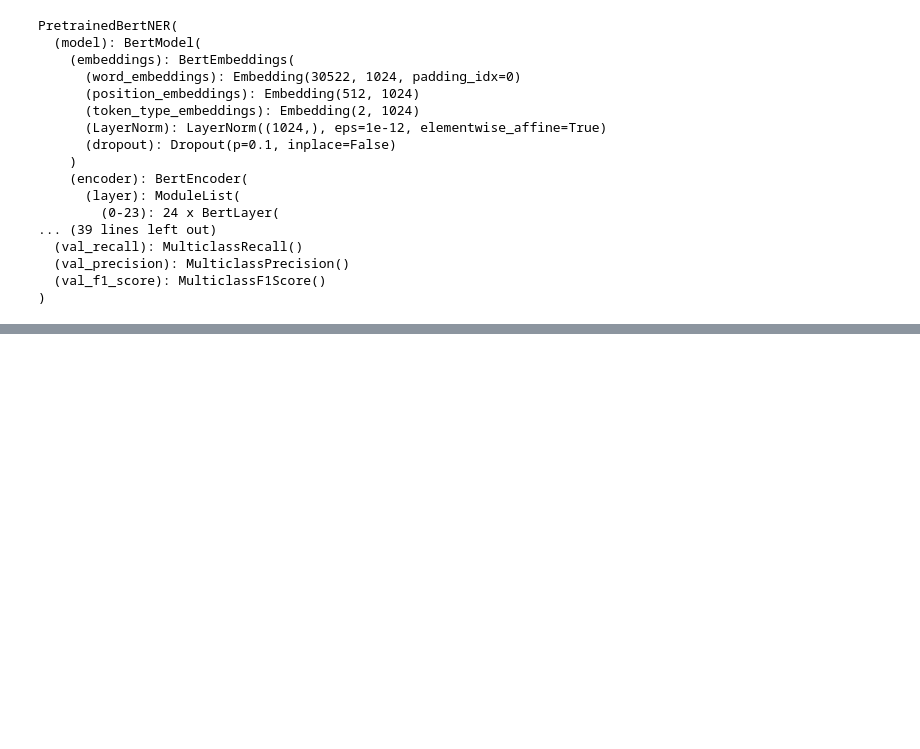
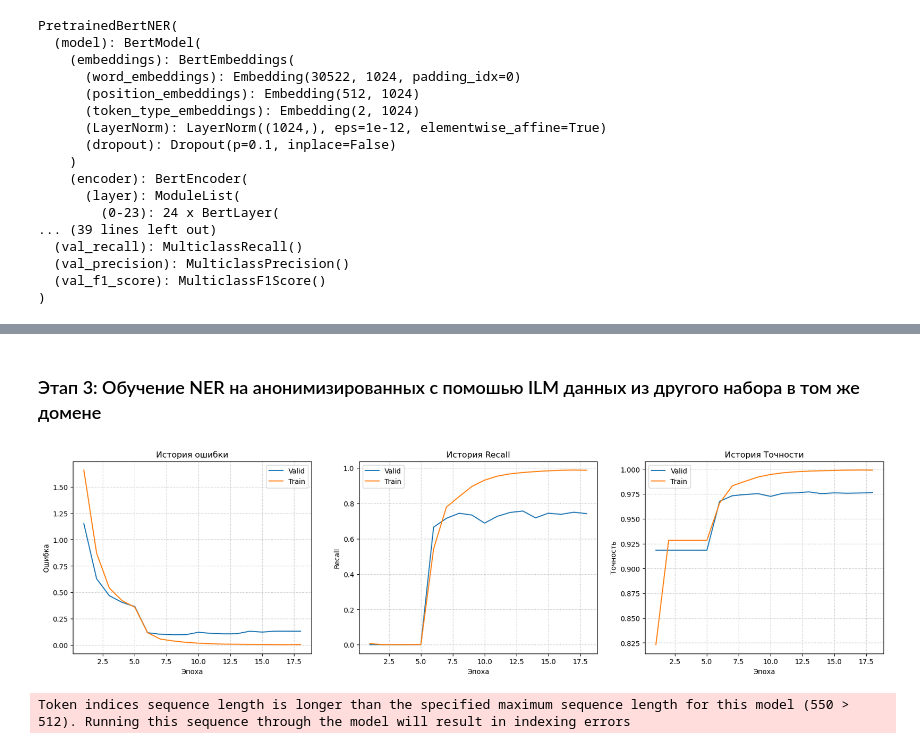
Before and after one commit to DmitryInd/UnstructuredTextAnonymization, a Jupyter notebook: inference_deid_gpt2.ipynb, the cells around one changed output, grey strips where cells are left out. Cells and saved outputs as stored; diff of their text form; code cells hidden in the pictures; blank space fills up the shorter version.

```diff
--- a/inference_deid_gpt2.ipynb
+++ b/inference_deid_gpt2.ipynb
@@ -361,0 +387,18 @@ _____ Record 115-04:-9 _____
+# %% [markdown]
+### Этап 3: Обучение NER на анонимизированных с помошью ILM данных из другого набора в том же домене
+# %%
+t_reader = TensorBoardReader(Path(bert_large_model_config["log_dir"]) / Path("lightning_logs"))
+t_reader.plot_ner_tensorboard_graphics(7)
+# %% [output]
+[figure, added]
+# %%
+# Data processing
+test_dataset = get_ner_dataset(path_to_folder=i2b2_2006_data_config["validate_data_path"], device='cpu', **i2b2_2006_data_config)
+test_dataloader = DataLoader(test_dataset, shuffle=False,
+                             batch_size=i2b2_2006_data_config["batch_size"],
+                             collate_fn=test_dataset.get_collate_fn(),
+                             num_workers=10,
+                             pin_memory=False,
+                             persistent_workers=True)
+# %% [output]
+Token indices sequence length is longer than the specified maximum sequence length for this model (550 > 512). Running this sequence through the model will result in indexing errors
```
Also changed, not shown: parts of 24 cells of this notebook, 13 other files.
